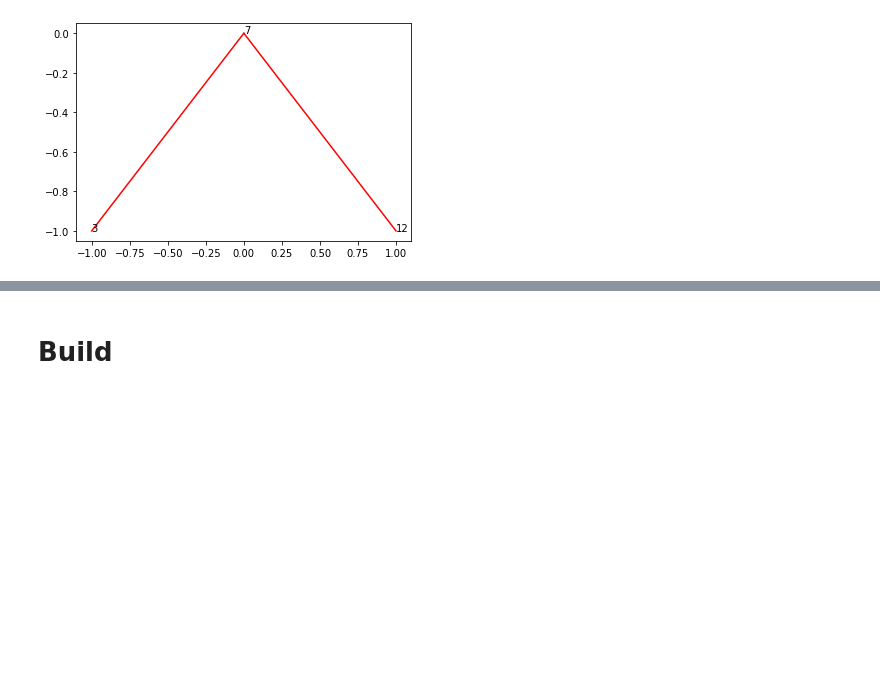
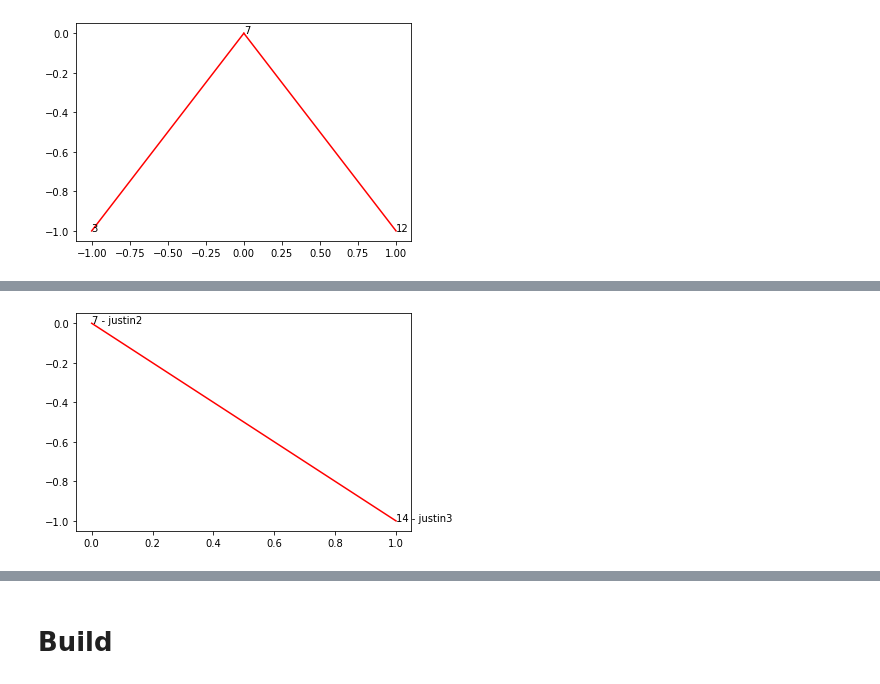
Before and after one commit to justinblaber/cs371, a Jupyter notebook: module17.ipynb, the cells around one changed output, grey strips where cells are left out. Saved outputs shown, nothing was run; the diff lists cells and outputs as text; code cells hidden in the pictures; blank space fills up the shorter version.

```diff
--- a/module17.ipynb
+++ b/module17.ipynb
@@ -190,0 +309,2 @@ tree.draw()
+# %%
+tree.remove(10)
@@ -190,0 +315,4 @@ tree.draw()
+# %%
+tree.draw()
+# %% [output]
+[figure, added]
```
Also changed, not shown: parts of 73 cells of this notebook, 5 other files.
